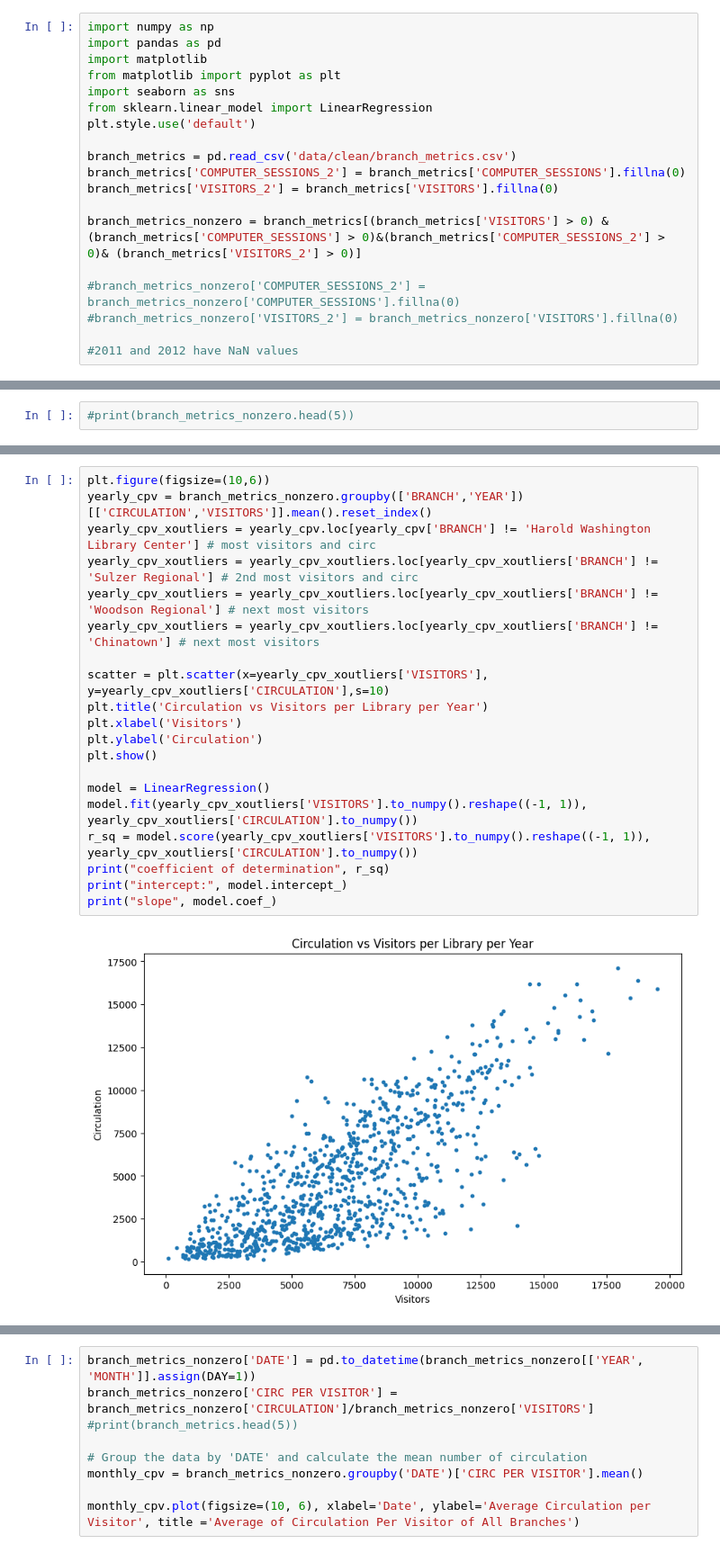
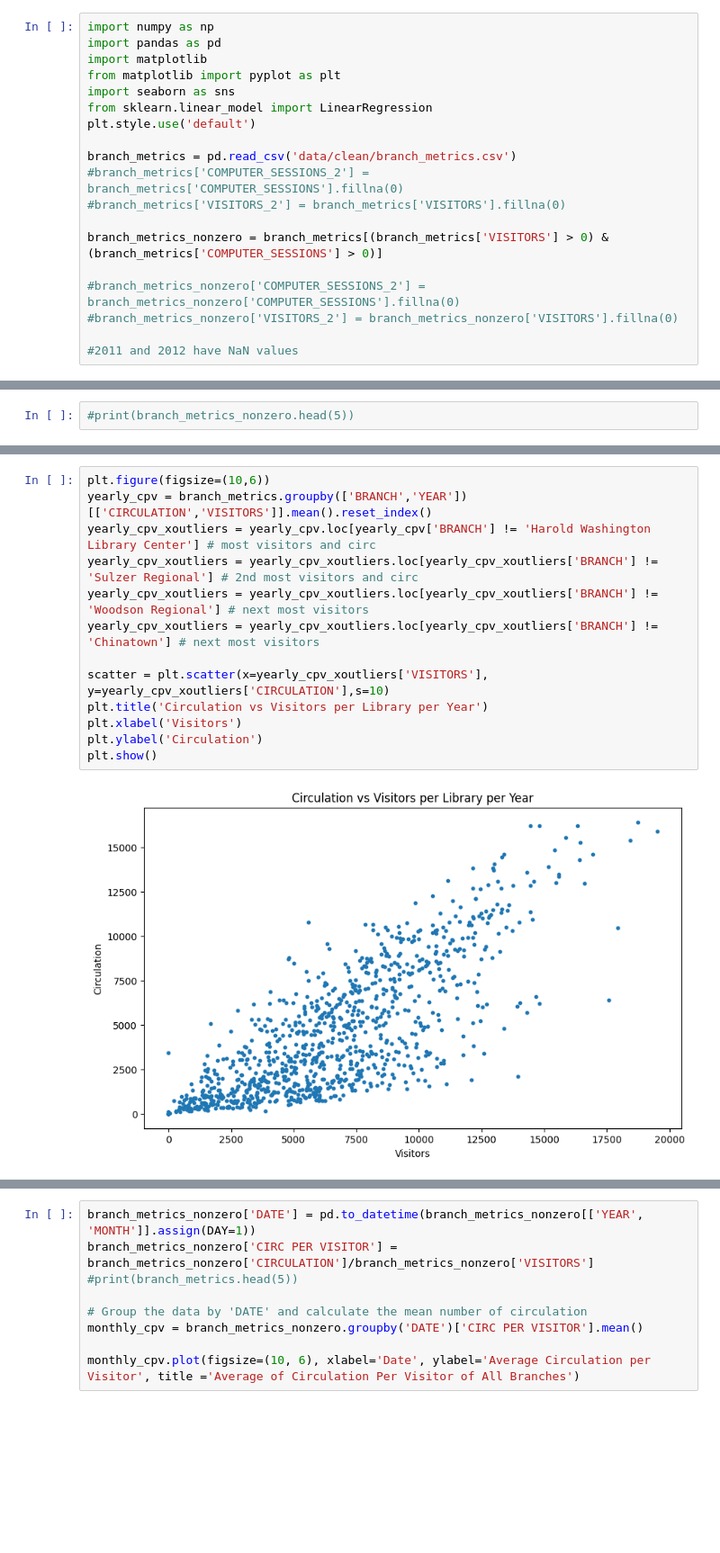
Before and after one commit to uchicago-dsi/cpl_project, a Jupyter notebook: can-summer-2023/basic circulation visuals.ipynb, the cells around one changed output, grey strips where cells are left out. Shown at 90% size. Drawn from its saved outputs; the diff is of its cells as text; blank space fills up the shorter version.

```diff
--- a/can-summer-2023/basic circulation visuals.ipynb
+++ b/can-summer-2023/basic circulation visuals.ipynb
@@ -8,10 +8,10 @@ from sklearn.linear_model import LinearRegression
 plt.style.use('default')
 
 branch_metrics = pd.read_csv('data/clean/branch_metrics.csv')
-branch_metrics['COMPUTER_SESSIONS_2'] = branch_metrics['COMPUTER_SESSIONS'].fillna(0)
-branch_metrics['VISITORS_2'] = branch_metrics['VISITORS'].fillna(0)
+#branch_metrics['COMPUTER_SESSIONS_2'] = branch_metrics['COMPUTER_SESSIONS'].fillna(0)
+#branch_metrics['VISITORS_2'] = branch_metrics['VISITORS'].fillna(0)
 
-branch_metrics_nonzero = branch_metrics[(branch_metrics['VISITORS'] > 0) & (branch_metrics['COMPUTER_SESSIONS'] > 0)&(branch_metrics['COMPUTER_SESSIONS_2'] > 0)& (branch_metrics['VISITORS_2'] > 0)]
+branch_metrics_nonzero = branch_metrics[(branch_metrics['VISITORS'] > 0) & (branch_metrics['COMPUTER_SESSIONS'] > 0)]
 
 #branch_metrics_nonzero['COMPUTER_SESSIONS_2'] = branch_metrics_nonzero['COMPUTER_SESSIONS'].fillna(0)
 #branch_metrics_nonzero['VISITORS_2'] = branch_metrics_nonzero['VISITORS'].fillna(0)
@@ -65,22 +65,15 @@ plt.show()
 # %%
 plt.figure(figsize=(10,6))
-yearly_cpv = branch_metrics_nonzero.groupby(['BRANCH','YEAR'])[['CIRCULATION','VISITORS']].mean().reset_index()
+yearly_cpv = branch_metrics.groupby(['BRANCH','YEAR'])[['CIRCULATION','VISITORS']].mean().reset_index()
 yearly_cpv_xoutliers = yearly_cpv.loc[yearly_cpv['BRANCH'] != 'Harold Washington Library Center'] # most visitors and circ
 yearly_cpv_xoutliers = yearly_cpv_xoutliers.loc[yearly_cpv_xoutliers['BRANCH'] != 'Sulzer Regional'] # 2nd most visitors and circ
 yearly_cpv_xoutliers = yearly_cpv_xoutliers.loc[yearly_cpv_xoutliers['BRANCH'] != 'Woodson Regional'] # next most visitors
 yearly_cpv_xoutliers = yearly_cpv_xoutliers.loc[yearly_cpv_xoutliers['BRANCH'] != 'Chinatown'] # next most visitors
 
 scatter = plt.scatter(x=yearly_cpv_xoutliers['VISITORS'], y=yearly_cpv_xoutliers['CIRCULATION'],s=10)
 plt.title('Circulation vs Visitors per Library per Year')
 plt.xlabel('Visitors')
 plt.ylabel('Circulation')
 plt.show()
-
-model = LinearRegression()
-model.fit(yearly_cpv_xoutliers['VISITORS'].to_numpy().reshape((-1, 1)), yearly_cpv_xoutliers['CIRCULATION'].to_numpy())
-r_sq = model.score(yearly_cpv_xoutliers['VISITORS'].to_numpy().reshape((-1, 1)), yearly_cpv_xoutliers['CIRCULATION'].to_numpy())
-print("coefficient of determination", r_sq)
-print("intercept:", model.intercept_)
-print("slope", model.coef_)
 # %% [output]
-[figure, old version]
+[figure, new version]
```
Also changed, not shown: parts of 5 cells of this notebook.
